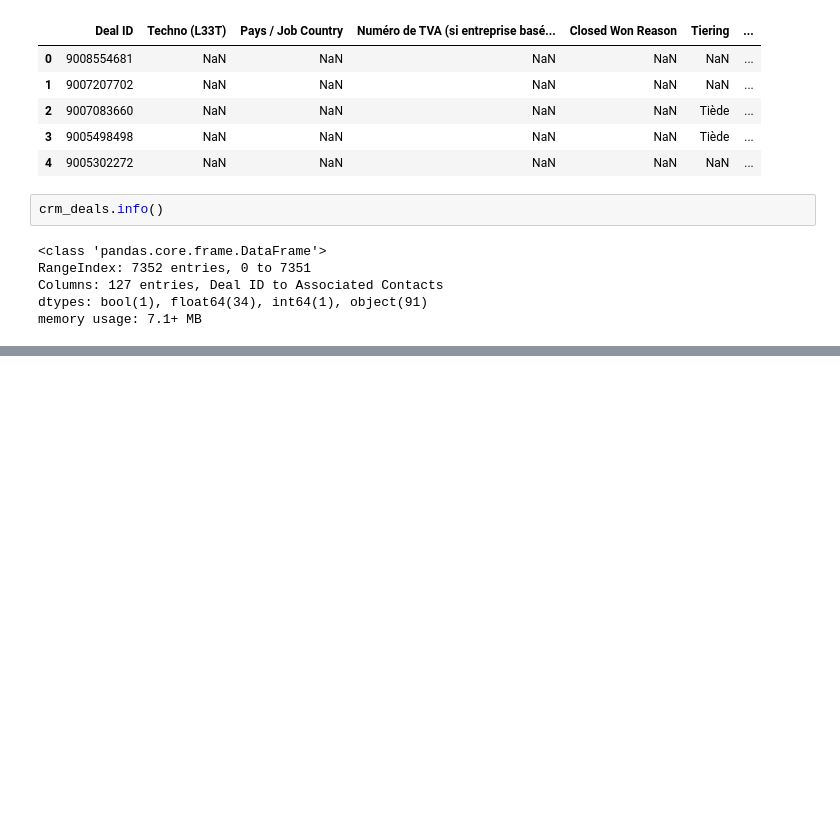
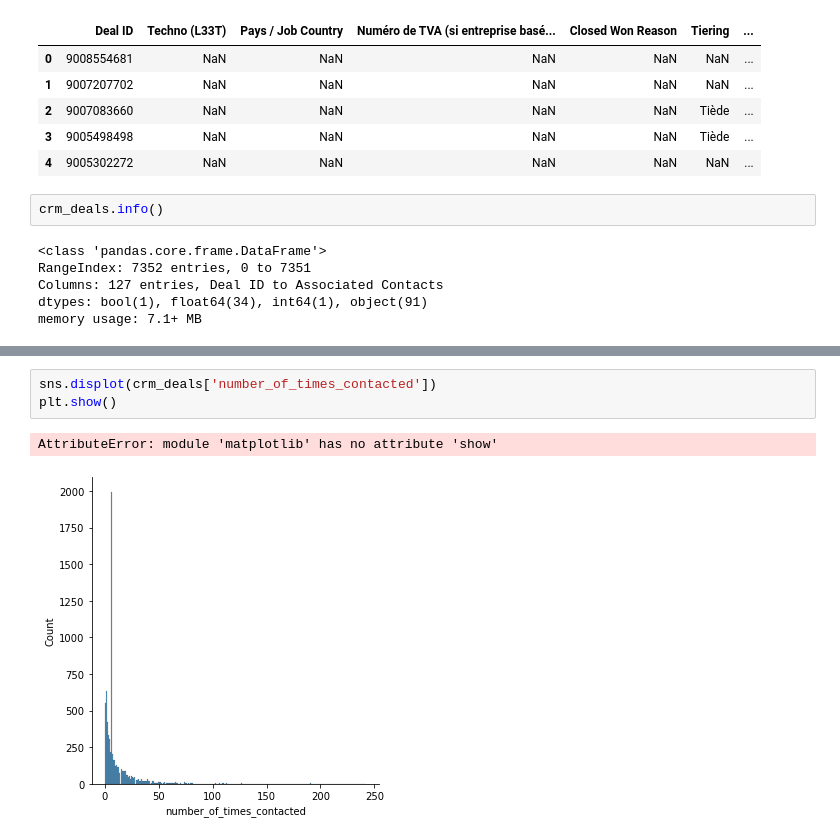
Before and after one commit to audedef/crm_project_ironhack, a Jupyter notebook: cleaning_deals.ipynb, the cells around one changed output, grey strips where cells are left out. Drawn from its saved outputs; the diff is of its cells as text; blank space fills up the shorter version.

```diff
--- a/cleaning_deals.ipynb
+++ b/cleaning_deals.ipynb
@@ -93,0 +591,6 @@ re.findall(pattern, text)
+# %%
+sns.displot(crm_deals['number_of_times_contacted'])
+plt.show()
+# %% [output]
+AttributeError: module 'matplotlib' has no attribute 'show'
+[figure, added]
```
Also changed, not shown: parts of 74 cells of this notebook.
